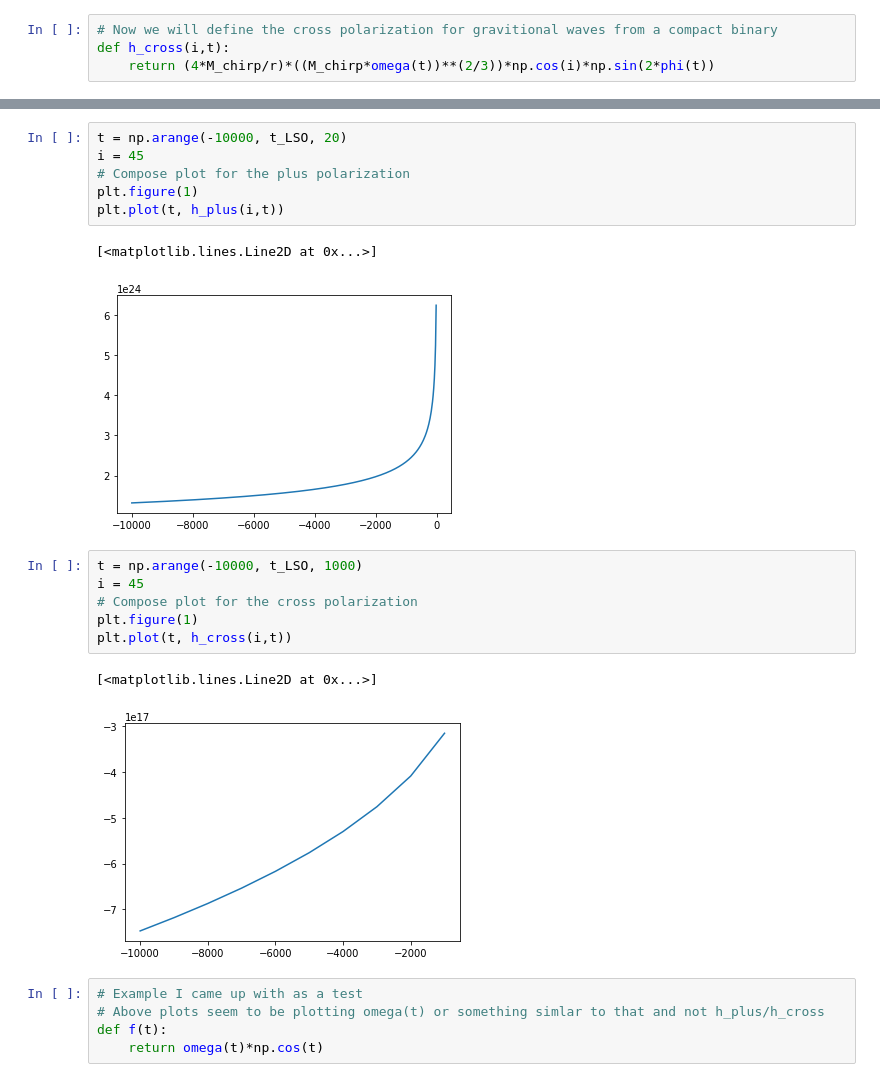
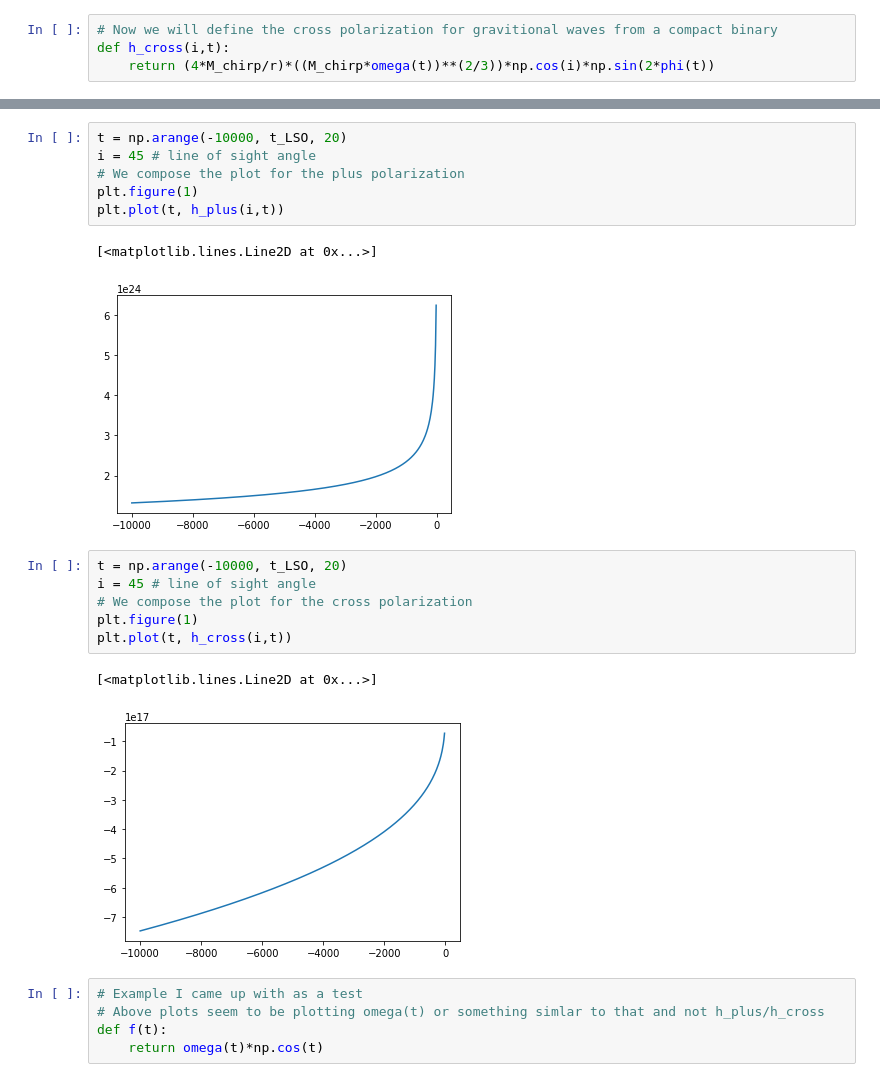
Before and after one commit to md94physics/GW, a Jupyter notebook: Compact_Binary_Plus_&_Cross_Polarizations_2.0.ipynb, the cells around one changed output, grey strips where cells are left out. Cells and saved outputs as stored; diff of their text form.

```diff
--- a/Compact_Binary_Plus_&_Cross_Polarizations_2.0.ipynb
+++ b/Compact_Binary_Plus_&_Cross_Polarizations_2.0.ipynb
@@ -54,21 +54,21 @@ plt.plot(t, omega(t))
 # %%
 t = np.arange(-10000, t_LSO, 20)
-i = 45
-# Compose plot for the plus polarization
+i = 45 # line of sight angle
+# We compose the plot for the plus polarization
 plt.figure(1)
 plt.plot(t, h_plus(i,t))
 # %% [output]
 [<matplotlib.lines.Line2D at 0x...>]
 [figure]
 # %%
-t = np.arange(-10000, t_LSO, 1000)
-i = 45
-# Compose plot for the cross polarization
+t = np.arange(-10000, t_LSO, 20)
+i = 45 # line of sight angle
+# We compose the plot for the cross polarization
 plt.figure(1)
 plt.plot(t, h_cross(i,t))
 # %% [output]
 [<matplotlib.lines.Line2D at 0x...>]
-[figure, old version]
+[figure, new version]
 # %%
 # Example I came up with as a test
 # Above plots seem to be plotting omega(t) or something simlar to that and not h_plus/h_cross
```
Also changed, not shown: parts of 7 cells of this notebook.
